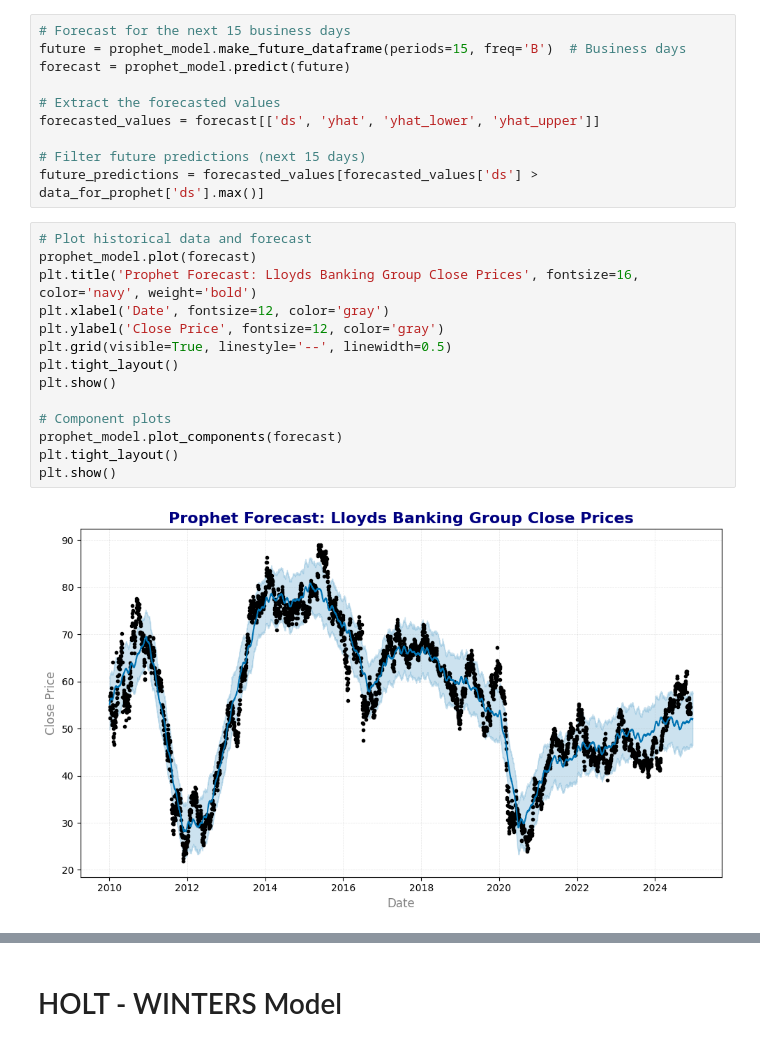
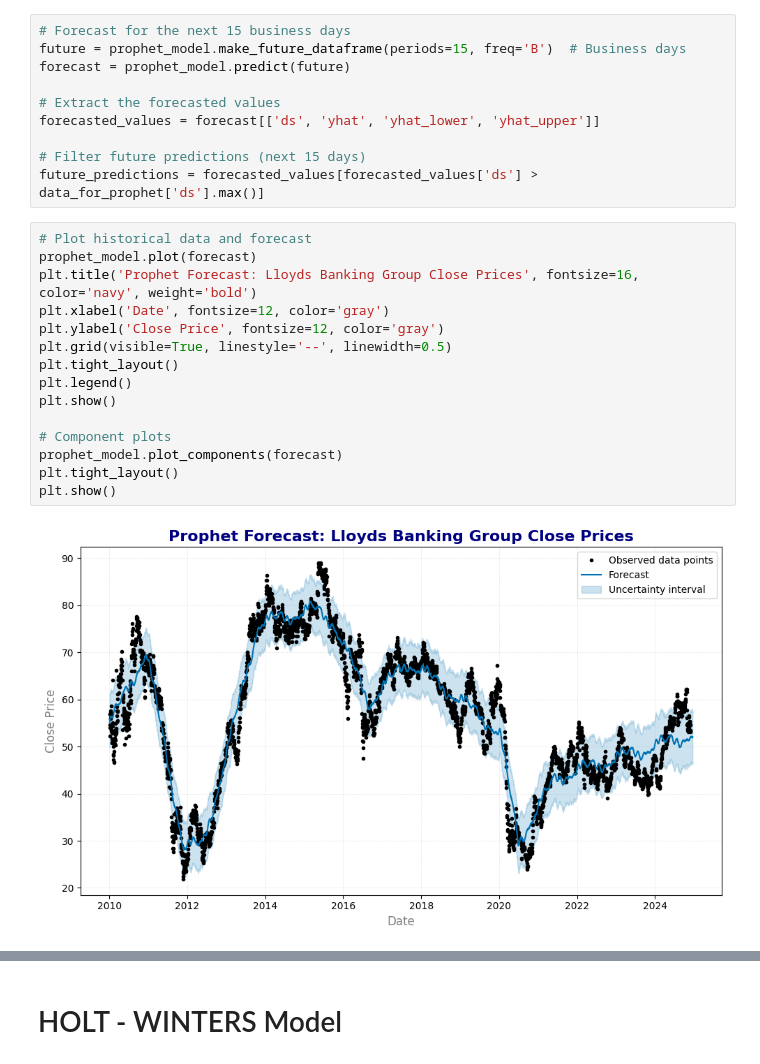
Before and after one commit to Dhavalkumar510/Final_Year_Project_UH, a Jupyter notebook: Final_Year_Project_UH.ipynb, the cells around one changed output, grey strips where cells are left out. Cells and saved outputs as stored; diff of their text form.

```diff
--- a/Final_Year_Project_UH.ipynb
+++ b/Final_Year_Project_UH.ipynb
@@ -633,19 +636,20 @@ future_predictions = forecasted_values[forecasted_values['ds'] > data_for_prophe
 # %%
 # Plot historical data and forecast
 prophet_model.plot(forecast)
 plt.title('Prophet Forecast: Lloyds Banking Group Close Prices', fontsize=16, color='navy', weight='bold')
 plt.xlabel('Date', fontsize=12, color='gray')
 plt.ylabel('Close Price', fontsize=12, color='gray')
 plt.grid(visible=True, linestyle='--', linewidth=0.5)
 plt.tight_layout()
+plt.legend()
 plt.show()
 
 # Component plots
 prophet_model.plot_components(forecast)
 plt.tight_layout()
 plt.show()
 # %% [output]
-[figure, old version]
+[figure, new version]
 [figure]
 # %%
 # Filter historical predictions for RMSE/MSE/MAE calculation
```
Also changed, not shown: parts of 19 cells of this notebook.
